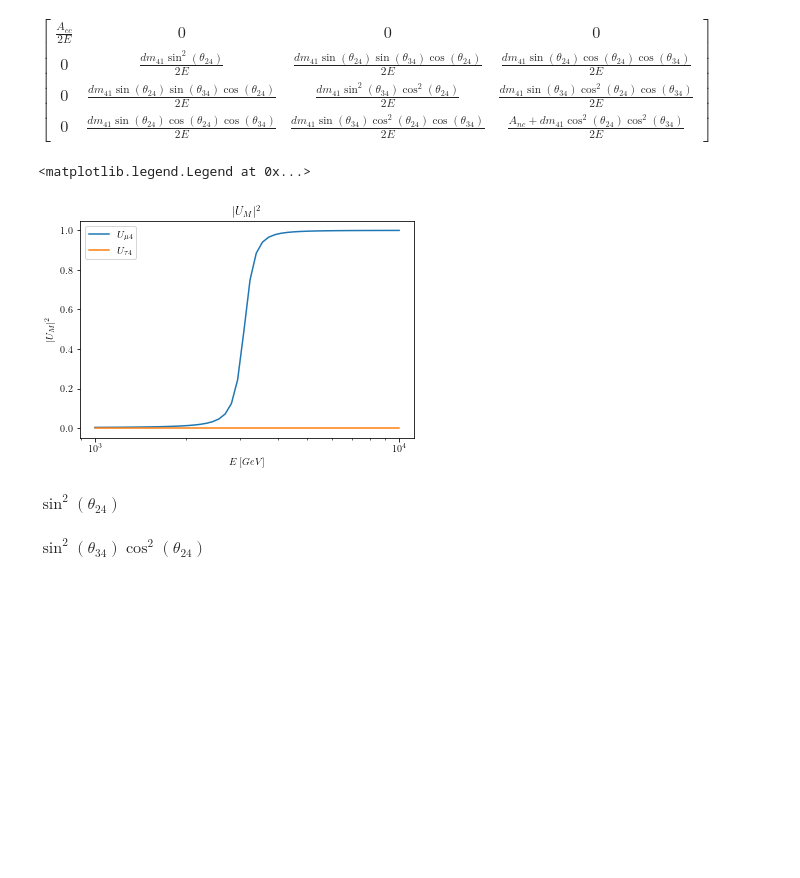
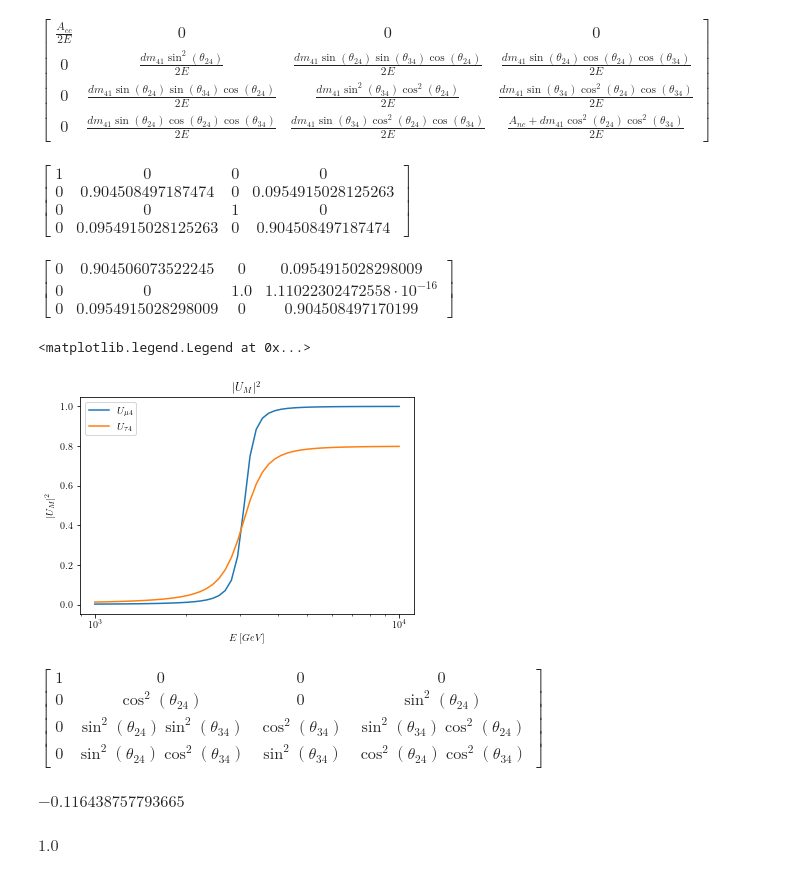
Before and after one commit to Sjoeborg/thesis, a Jupyter notebook: diag_v2.ipynb, the cells around one changed output. Cells and saved outputs as stored; diff of their text form; code cells hidden in the pictures; blank space fills up the shorter version.

```diff
--- a/diag_v2.ipynb
+++ b/diag_v2.ipynb
@@ -506,26 +499,51 @@ U_m2_func = sp.lambdify([E,th_24,th_34],U_m2.subs({'A_cc':2*E*1e18*V_cc,'A_nc':
 U_m3_func = sp.lambdify([E,th_24,th_34],U_m3.subs({'A_cc':2*E*1e18*V_cc,'A_nc': 2*E*1e18*V_nc, m_41:param_dict_num['dm_41']}),'numpy')
 U_m4_func = sp.lambdify([E,th_24,th_34],U_m4.subs({'A_cc':2*E*1e18*V_cc,'A_nc': 2*E*1e18*V_nc, m_41:param_dict_num['dm_41']}),'numpy')
 '''
+Um2 = (lamda[2]-etam)*(lamda[2]-chim)*(lamda[2]-xim)/((lamda[2]-lamda[1])*(lamda[2]-lamda[0])*(lamda[2]-lamda[3]))
+Um1 = (lamda[0]-etam)*(lamda[0]-chim)*(lamda[0]-xim)/((lamda[0]-lamda[1])*(lamda[0]-lamda[2])*(lamda[0]-lamda[3]))
 Um4 = (lamda[1]-etam)*(lamda[1]-chim)*(lamda[1]-xim)/((lamda[1]-lamda[2])*(lamda[1]-lamda[0])*(lamda[1]-lamda[3]))
-Ut4 = (lamda[1]-etat)*(lamda[1]-chit)*(lamda[1]-xim)/((lamda[1]-lamda[2])*(lamda[1]-lamda[0])*(lamda[1]-lamda[3]))
+Um3 = (lamda[3]-etam)*(lamda[3]-chim)*(lamda[3]-xim)/((lamda[3]-lamda[1])*(lamda[3]-lamda[2])*(lamda[3]-lamda[0]))
 
+Ut2 = (lamda[2]-etat)*(lamda[2]-chit)*(lamda[2]-xit)/((lamda[2]-lamda[1])*(lamda[2]-lamda[0])*(lamda[2]-lamda[3]))
+Ut1 = (lamda[0]-etat)*(lamda[0]-chit)*(lamda[0]-xit)/((lamda[0]-lamda[2])*(lamda[0]-lamda[2])*(lamda[0]-lamda[3]))
+Ut4 = (lamda[1]-etat)*(lamda[1]-chit)*(lamda[1]-xit)/((lamda[1]-lamda[2])*(lamda[1]-lamda[0])*(lamda[1]-lamda[3]))
+Ut3 = (lamda[3]-etat)*(lamda[3]-chit)*(lamda[3]-xit)/((lamda[3]-lamda[1])*(lamda[3]-lamda[2])*(lamda[3]-lamda[0]))
 
+Us2 = (lamda[2]-etas)*(lamda[2]-chis)*(lamda[2]-xis)/((lamda[2]-lamda[1])*(lamda[2]-lamda[0])*(lamda[2]-lamda[3]))
+Us1 = (lamda[0]-etas)*(lamda[0]-chis)*(lamda[0]-xis)/((lamda[0]-lamda[2])*(lamda[0]-lamda[2])*(lamda[0]-lamda[3]))
+Us4 = (lamda[1]-etas)*(lamda[1]-chis)*(lamda[1]-xis)/((lamda[1]-lamda[2])*(lamda[1]-lamda[0])*(lamda[1]-lamda[3]))
+Us3 = (lamda[3]-etas)*(lamda[3]-chis)*(lamda[3]-xis)/((lamda[3]-lamda[1])*(lamda[3]-lamda[2])*(lamda[3]-lamda[0]))
+
+Um2_func = sp.lambdify([E,th_24,th_34],Um2.subs({'A_cc':2*E*1e18*V_cc,'A_nc': 2*E*1e18*V_nc, m_41:param_dict_num['dm_41']}),'numpy')
 Um4_func = sp.lambdify([E,th_24,th_34],Um4.subs({'A_cc':2*E*1e18*V_cc,'A_nc': 2*E*1e18*V_nc, m_41:param_dict_num['dm_41']}),'numpy')
 Ut4_func = sp.lambdify([E,th_24,th_34],Ut4.subs({'A_cc':2*E*1e18*V_cc,'A_nc': 2*E*1e18*V_nc, m_41:param_dict_num['dm_41']}),'numpy')
-
-E_range = np.logspace(3,4,50)
-plt.plot(E_range, Um4_func(E_range,0.04,0), label='$U_{\mu 4}$')
-#plt.plot(E_range, U_m2_func(E_range,0.04,0), label='m2')
-plt.plot(E_range, Ut4_func(E_range,0.04,0), label='$U_{\\tau 4}$')
-plt.ylabel('$|U_M|^2$')
-plt.xscale('log')
-plt.title('$|U_M|^2$')
-plt.xlabel('$E\, [GeV]$')
-plt.legend()
-# %% [output]
-<matplotlib.legend.Legend at 0x...>
-[figure, removed]
-# %%
-sp.simplify(Um4.subs({A_nc:0,A_cc:0, m_41:-1}))
-# %% [output]
-$\displaystyle \sin^{2}{\left(\theta_{24} \right)}$
+# %%
+sp.matrix_multiply_elementwise(U,U).subs({th_24:np.pi/10, th_34:0})
+# %% [output]
+$\displaystyle \left[\begin{matrix}1 & 0 & 0 & 0\\0 & 0.904508497187474 & 0 & 0.0954915028125263\\0 & 0 & 1 & 0\\0 & 0.0954915028125263 & 0 & 0.904508497187474\end{matrix}\right]$
+# %%
+UM = sp.Matrix([[Um1,Um2,Um3,Um4],[Ut1,Ut2,Ut3,Ut4],[Us1,Us2,Us3,Us4]])
+UM.subs({'A_nc':1e-10,'A_cc':0, m_41:-1, E:3e3,th_24:np.pi/10, th_34:0})
+# %% [output]
+$\displaystyle \left[\begin{matrix}0 & 0.904506073522245 & 0 & 0.0954915028298009\\0 & 0 & 1.0 & 1.11022302472558 \cdot 10^{-16}\\0 & 0.0954915028298009 & 0 & 0.904508497170199\end{matrix}\right]$
+# %%
+E_range = np.logspace(3,4,50)
+plt.plot(E_range, Um4_func(E_range,0.04,0), label='$U_{\mu 4}$')
+#plt.plot(E_range, U_m2_func(E_range,0.04,0), label='m2')
+plt.plot(E_range, Ut4_func(E_range,0.04,0.08), label='$U_{\\tau 4}$')
+plt.ylabel('$|U_M|^2$')
+plt.xscale('log')
+plt.title('$|U_M|^2$')
+plt.xlabel('$E\, [GeV]$')
+plt.legend()
+# %% [output]
+<matplotlib.legend.Legend at 0x...>
+[figure, added]
+# %%
+sp.matrix_multiply_elementwise(U,U).subs({th_24:np.pi/3, th_34:0})
+# %% [output]
+$\displaystyle \left[\begin{matrix}1 & 0 & 0 & 0\\0 & \cos^{2}{\left(\theta_{24} \right)} & 0 & \sin^{2}{\left(\theta_{24} \right)}\\0 & \sin^{2}{\left(\theta_{24} \right)} \sin^{2}{\left(\theta_{34} \right)} & \cos^{2}{\left(\theta_{34} \right)} & \sin^{2}{\left(\theta_{34} \right)} \cos^{2}{\left(\theta_{24} \right)}\\0 & \sin^{2}{\left(\theta_{24} \right)} \cos^{2}{\left(\theta_{34} \right)} & \sin^{2}{\left(\theta_{34} \right)} & \cos^{2}{\left(\theta_{24} \right)} \cos^{2}{\left(\theta_{34} \right)}\end{matrix}\right]$
+# %%
+lamda[1].subs({'A_nc':2*E*1e18*V_nc, m_41:-1,th_24:0.1,th_34:0,E:3e3})
+# %% [output]
+$\displaystyle -0.116438757793665$
@@ -532,4 +556,4 @@ $\displaystyle \sin^{2}{\left(\theta_{24} \right)}$
 # %%
-sp.simplify(Ut4.subs({A_nc:0,A_cc:0, m_41:-1}))
+sp.simplify((Ut3_test+Ut2_test + Ut4).subs({'A_nc':1, m_41:-1,th_24:0.1,th_34:0,E:3e3}))
 # %% [output]
-$\displaystyle \sin^{2}{\left(\theta_{34} \right)} \cos^{2}{\left(\theta_{24} \right)}$
+$\displaystyle 1.0$
```
Also changed, not shown: parts of 14 cells of this notebook, 4 other files.
